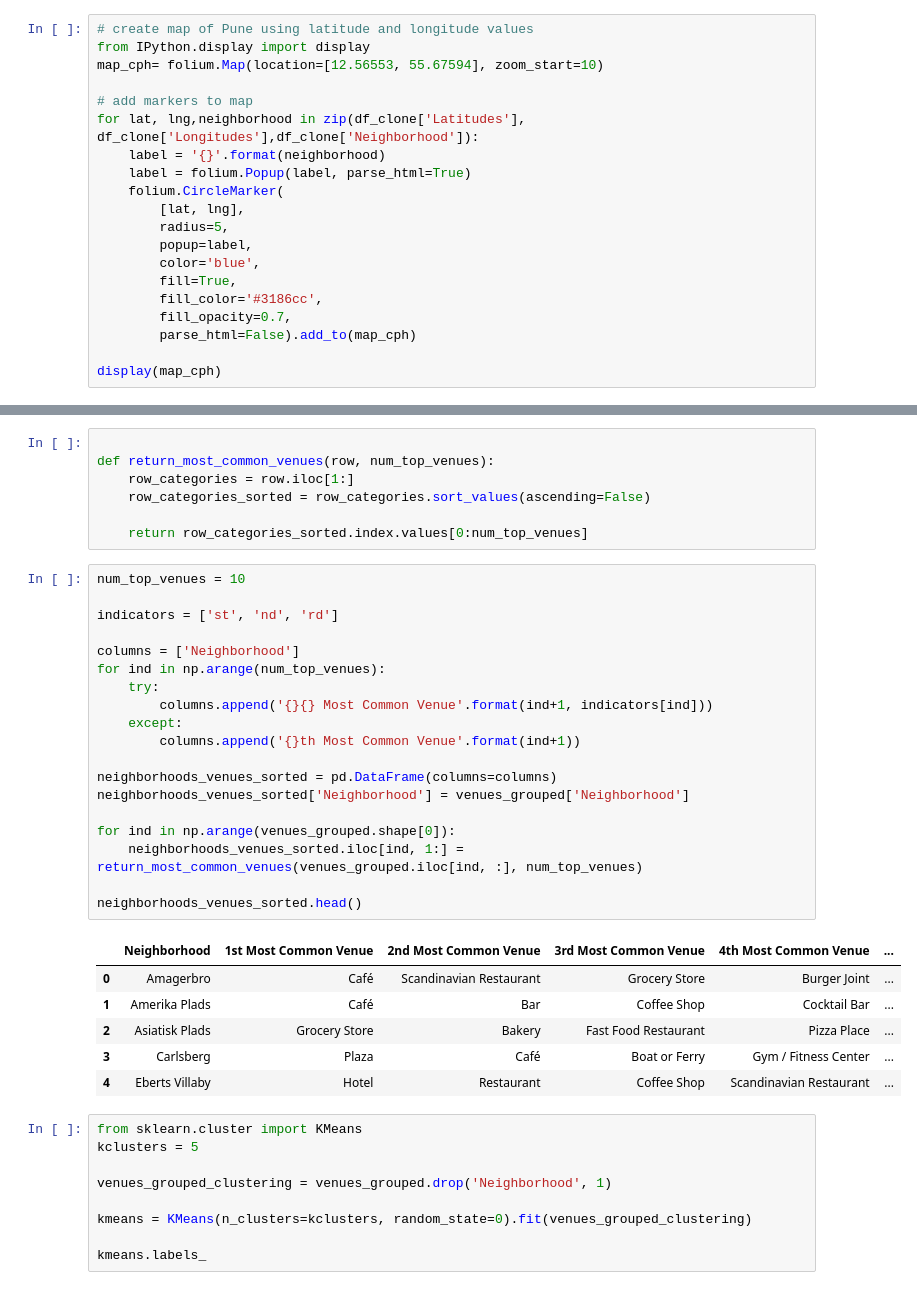
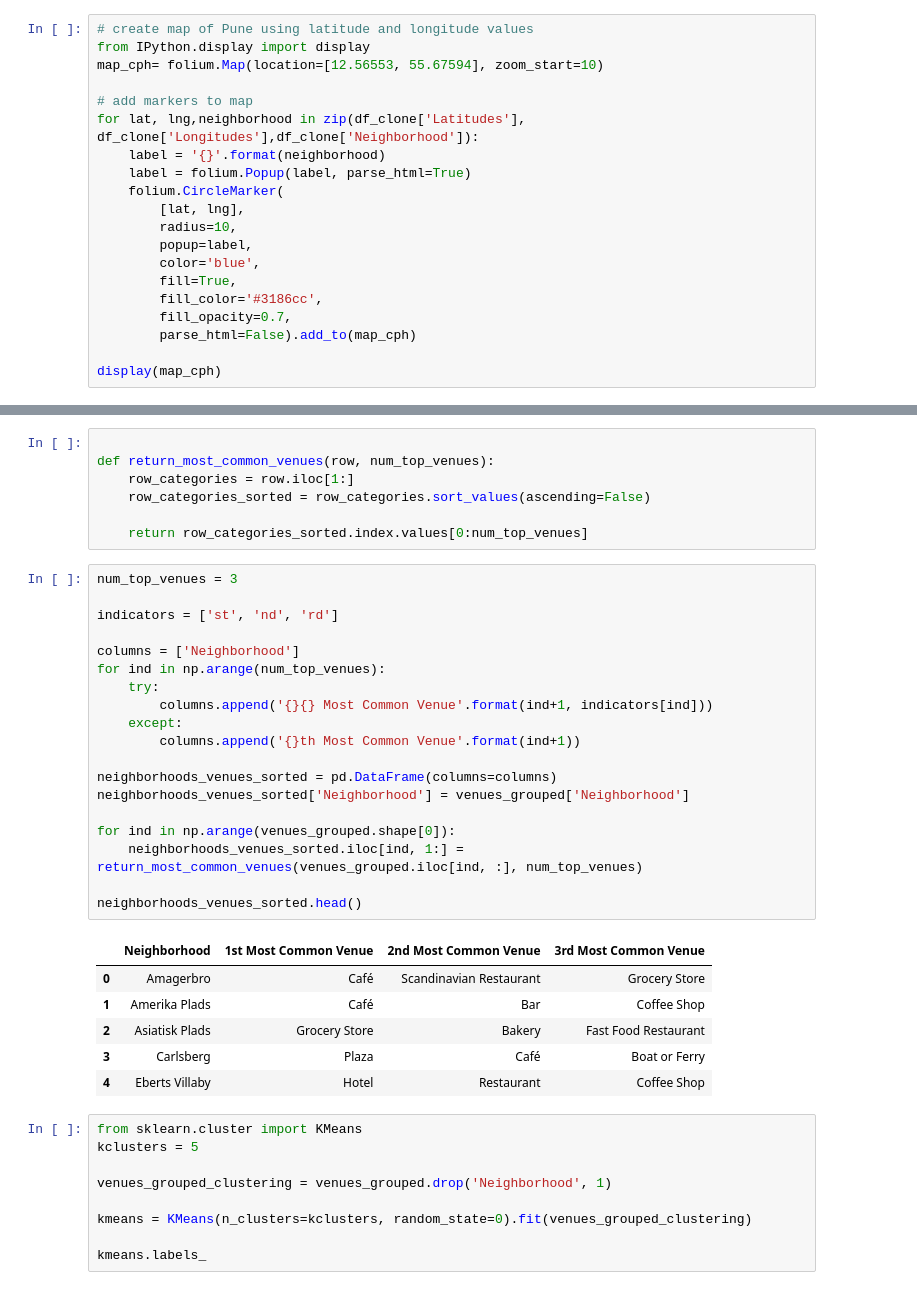
Before and after one commit to DanielAhmadDK/mini_machine_learning_projects, a Jupyter notebook: Capstone_final.ipynb, the cells around one changed output, grey strips where cells are left out. Drawn from its saved outputs; the diff is of its cells as text.

```diff
--- a/Capstone_final.ipynb
+++ b/Capstone_final.ipynb
@@ -188,7 +188,7 @@ for lat, lng,neighborhood in zip(df_clone['Latitudes'], df_clone['Longitudes'],d
     label = folium.Popup(label, parse_html=True)
     folium.CircleMarker(
         [lat, lng],
-        radius=5,
+        radius=10,
         popup=label,
         color='blue',
         fill=True,
@@ -360,31 +360,31 @@ def return_most_common_venues(row, num_top_venues):
 
     return row_categories_sorted.index.values[0:num_top_venues]
 # %%
-num_top_venues = 10
+num_top_venues = 3
 
 indicators = ['st', 'nd', 'rd']
 
 columns = ['Neighborhood']
 for ind in np.arange(num_top_venues):
     try:
         columns.append('{}{} Most Common Venue'.format(ind+1, indicators[ind]))
     except:
         columns.append('{}th Most Common Venue'.format(ind+1))
 
 neighborhoods_venues_sorted = pd.DataFrame(columns=columns)
 neighborhoods_venues_sorted['Neighborhood'] = venues_grouped['Neighborhood']
 
 for ind in np.arange(venues_grouped.shape[0]):
     neighborhoods_venues_sorted.iloc[ind, 1:] = return_most_common_venues(venues_grouped.iloc[ind, :], num_top_venues)
 
 neighborhoods_venues_sorted.head()
 # %% [output]
-|  | Neighborhood | 1st Most Common Venue | 2nd Most Common Venue | 3rd Most Common Venue | 4th Most Common Venue | ... |
-| 0 | Amagerbro | Café | Scandinavian Restaurant | Grocery Store | Burger Joint | ... |
-| 1 | Amerika Plads | Café | Bar | Coffee Shop | Cocktail Bar | ... |
-| 2 | Asiatisk Plads | Grocery Store | Bakery | Fast Food Restaurant | Pizza Place | ... |
-| 3 | Carlsberg | Plaza | Café | Boat or Ferry | Gym / Fitness Center | ... |
-| 4 | Eberts Villaby | Hotel | Restaurant | Coffee Shop | Scandinavian Restaurant | ... |
+|  | Neighborhood | 1st Most Common Venue | 2nd Most Common Venue | 3rd Most Common Venue |
+| 0 | Amagerbro | Café | Scandinavian Restaurant | Grocery Store |
+| 1 | Amerika Plads | Café | Bar | Coffee Shop |
+| 2 | Asiatisk Plads | Grocery Store | Bakery | Fast Food Restaurant |
+| 3 | Carlsberg | Plaza | Café | Boat or Ferry |
+| 4 | Eberts Villaby | Hotel | Restaurant | Coffee Shop |
 # %%
 from sklearn.cluster import KMeans
 kclusters = 5
```
Also changed, not shown: parts of 5 cells of this notebook.
